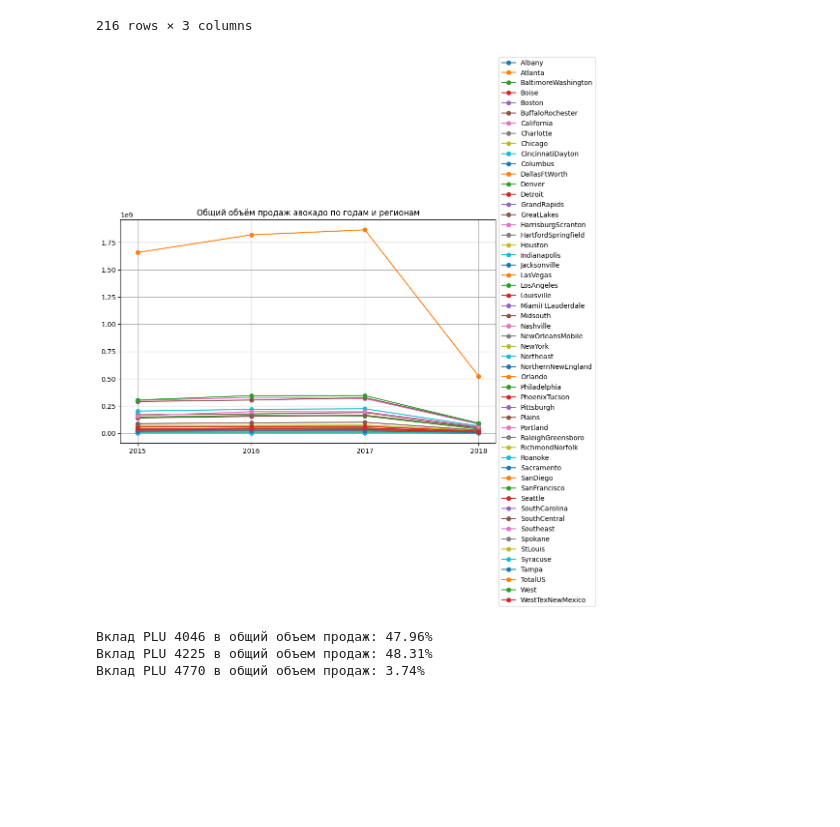
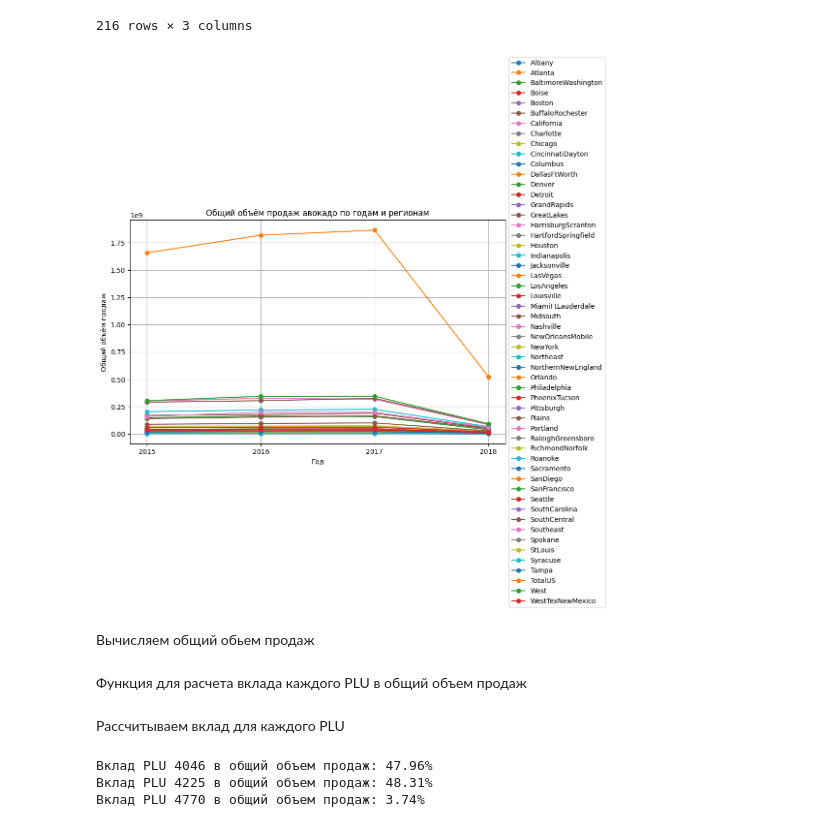
Before and after one commit to IamGuts/Data_analis, a Jupyter notebook: Avocado_price.ipynb, the cells around one changed output. Saved outputs shown, nothing was run; the diff lists cells and outputs as text; code cells hidden in the pictures; blank space fills up the shorter version.

```diff
--- a/Avocado_price.ipynb
+++ b/Avocado_price.ipynb
@@ -348,19 +355,19 @@ sales_volume
 | 215 | 2018 | WestTexNewMexico | 1.180082e+07 |
 216 rows × 3 columns
 # %%
-
-# Визуализация данных
 plt.figure(figsize=(10, 6))
 for region in sales_volume['region'].unique():
     plt_data = sales_volume[sales_volume['region'] == region]
     plt.plot(plt_data['year'], plt_data['Total Volume'], marker='o', label=region)
 
 plt.title('Общий объём продаж авокадо по годам и регионам')
-#plt.xlabel('Год')
-#plt.ylabel('Общий объём продаж')
+plt.xlabel('Год')
+plt.ylabel('Общий объём продаж')
 plt.xticks(sales_volume['year'].unique())
 plt.legend(loc='center left', bbox_to_anchor=(1, 0.5))
 plt.grid()
 # %% [output]
-[figure, old version]
+[figure, new version]
+# %% [markdown]
+Вычисляем общий обьем продаж
 # %%
@@ -368,2 +375,4 @@ plt.grid()
 avocado_df['Total Volume'] = avocado_df['4046'] + avocado_df['4225'] + avocado_df['4770']
+# %% [markdown]
+Функция для расчета вклада каждого PLU в общий объем продаж
 # %%
@@ -371,4 +380,6 @@ avocado_df['Total Volume'] = avocado_df['4046'] + avocado_df['4225'] + avocado_d
 def calculate_contribution(data, plu_column):
     contribution = data[plu_column].sum() / data['Total Volume'].sum() * 100
     return contribution
+# %% [markdown]
+Рассчитываем вклад для каждого PLU
 # %%
```
Also changed, not shown: parts of 16 cells of this notebook.
